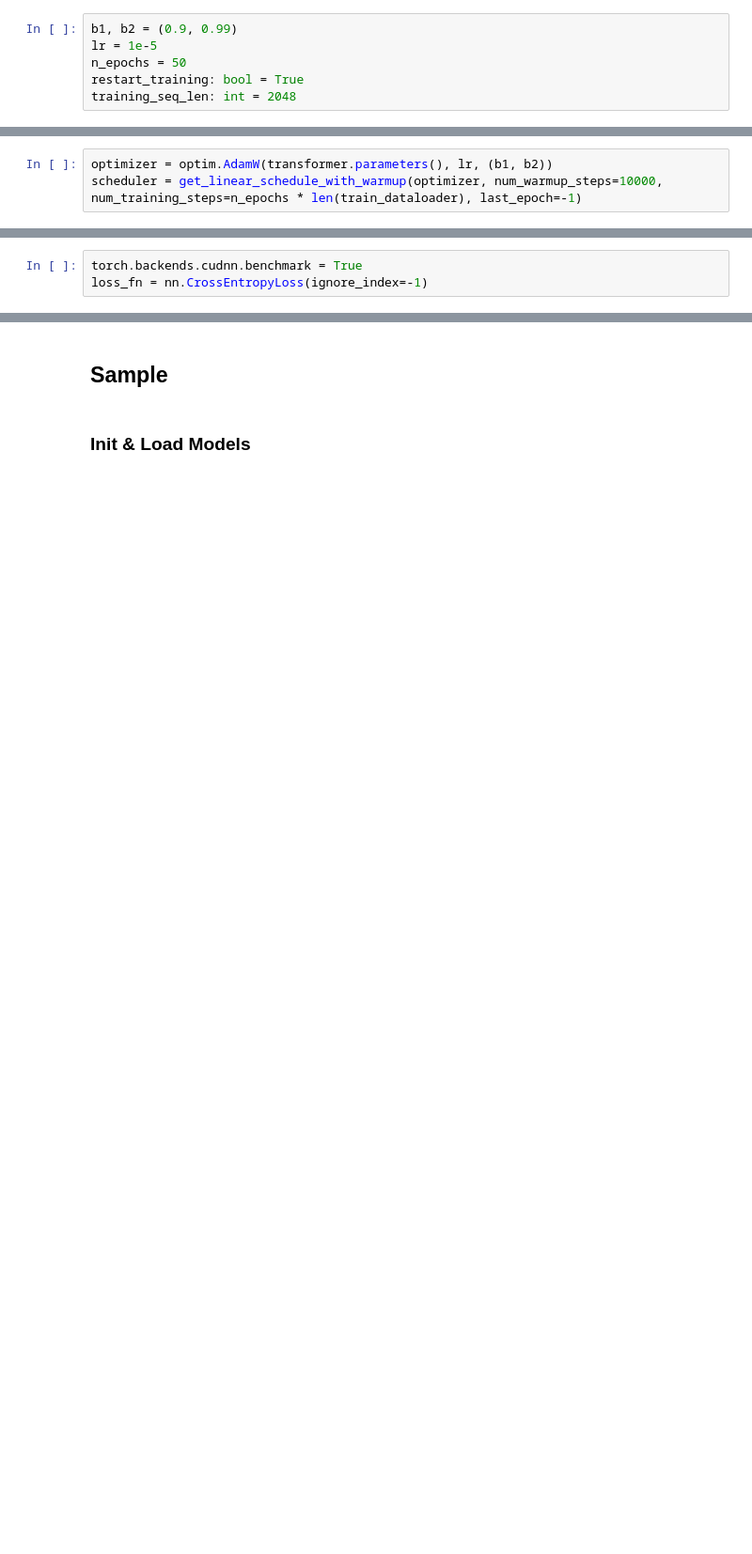
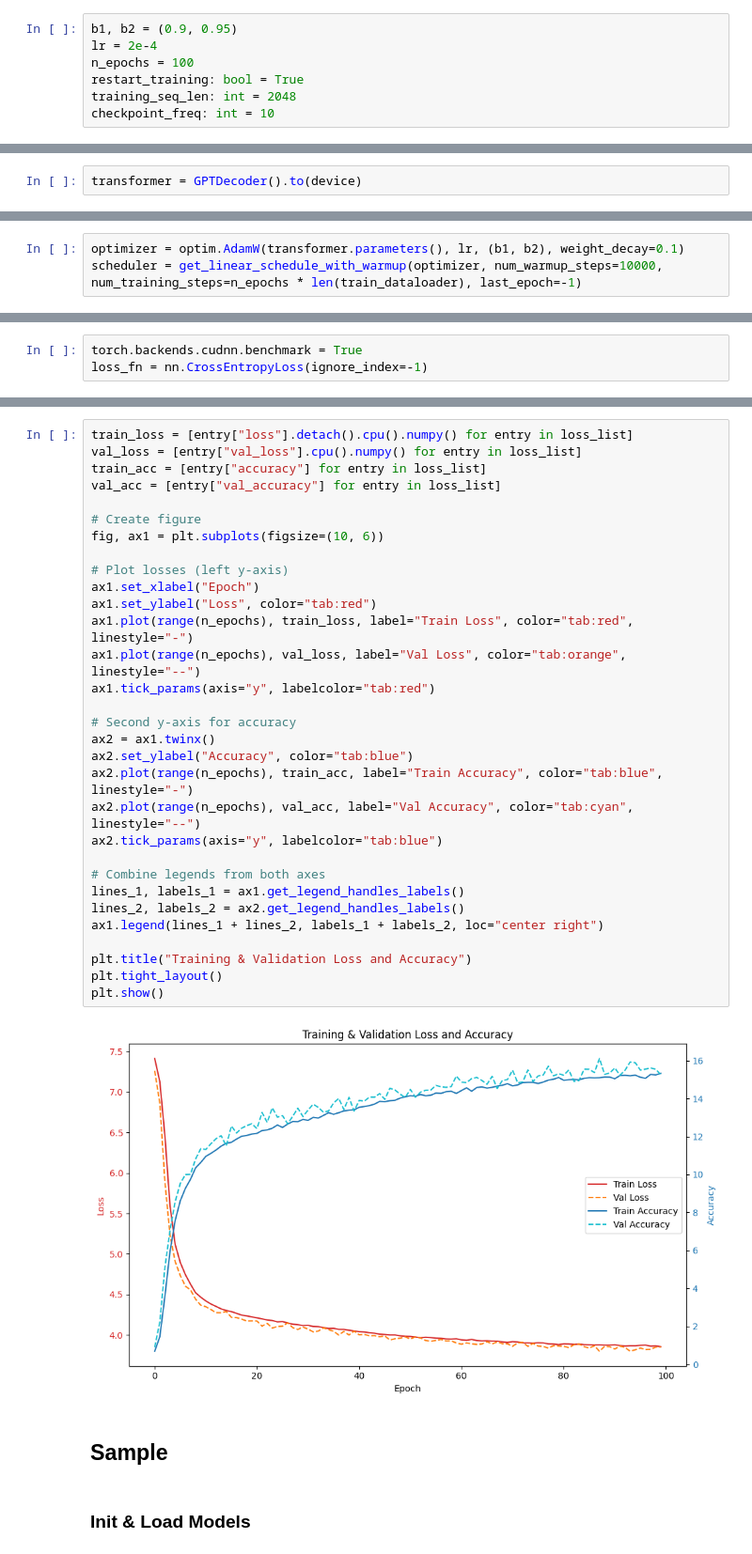
Before and after one commit to FinianLandes/MA_Diffusion, a Jupyter notebook: JukeboxImpl/Audio Transformer.ipynb, the cells around one changed output, grey strips where cells are left out. Shown at 94% size. Cells and saved outputs as stored; diff of their text form; blank space fills up the shorter version.

```diff
--- a/JukeboxImpl/Audio Transformer.ipynb
+++ b/JukeboxImpl/Audio Transformer.ipynb
@@ -119,11 +161,12 @@ latent_test_dataloader = DataLoader(latent_test_dataset, batch_size, shuffle=Fal
 # %% [markdown]
 ### Hyperparameters
 # %%
-b1, b2 = (0.9, 0.99)
-lr = 1e-5
-n_epochs = 50
+b1, b2 = (0.9, 0.95)
+lr = 2e-4
+n_epochs = 100
 restart_training: bool = True
 training_seq_len: int = 2048
+checkpoint_freq: int = 10
 # %% [markdown]
 ### Models
 # %%
@@ -131,7 +260,9 @@ transformer = TransformerDec(vocab_size=2048, embed_size=1024, n_layers=6, forwa
+# %%
+transformer = GPTDecoder().to(device)
 # %% [markdown]
 ### Optimizers & Schedulers
 # %%
-optimizer = optim.AdamW(transformer.parameters(), lr, (b1, b2))
+optimizer = optim.AdamW(transformer.parameters(), lr, (b1, b2), weight_decay=0.1)
 scheduler = get_linear_schedule_with_warmup(optimizer, num_warmup_steps=10000, num_training_steps=n_epochs * len(train_dataloader), last_epoch=-1)
 # %% [markdown]
 ### Model Loading
@@ -269,3 +405,36 @@ torch.save({"transformer": transformer.state_dict(), "optim": optimizer.state_di
+# %%
+train_loss = [entry["loss"].detach().cpu().numpy() for entry in loss_list]
+val_loss = [entry["val_loss"].cpu().numpy() for entry in loss_list]
+train_acc = [entry["accuracy"] for entry in loss_list]
+val_acc = [entry["val_accuracy"] for entry in loss_list]
+
+# Create figure
+fig, ax1 = plt.subplots(figsize=(10, 6))
+
+# Plot losses (left y-axis)
+ax1.set_xlabel("Epoch")
+ax1.set_ylabel("Loss", color="tab:red")
+ax1.plot(range(n_epochs), train_loss, label="Train Loss", color="tab:red", linestyle="-")
+ax1.plot(range(n_epochs), val_loss, label="Val Loss", color="tab:orange", linestyle="--")
+ax1.tick_params(axis="y", labelcolor="tab:red")
+
+# Second y-axis for accuracy
+ax2 = ax1.twinx()
+ax2.set_ylabel("Accuracy", color="tab:blue")
+ax2.plot(range(n_epochs), train_acc, label="Train Accuracy", color="tab:blue", linestyle="-")
+ax2.plot(range(n_epochs), val_acc, label="Val Accuracy", color="tab:cyan", linestyle="--")
+ax2.tick_params(axis="y", labelcolor="tab:blue")
+
+# Combine legends from both axes
+lines_1, labels_1 = ax1.get_legend_handles_labels()
+lines_2, labels_2 = ax2.get_legend_handles_labels()
+ax1.legend(lines_1 + lines_2, labels_1 + labels_2, loc="center right")
+
+plt.title("Training & Validation Loss and Accuracy")
+plt.tight_layout()
+plt.show()
+# %% [output]
+[figure, added]
 # %% [markdown]
 ## Sample
 # %% [markdown]
```
Also changed, not shown: parts of 23 cells of this notebook, 2 other files.
